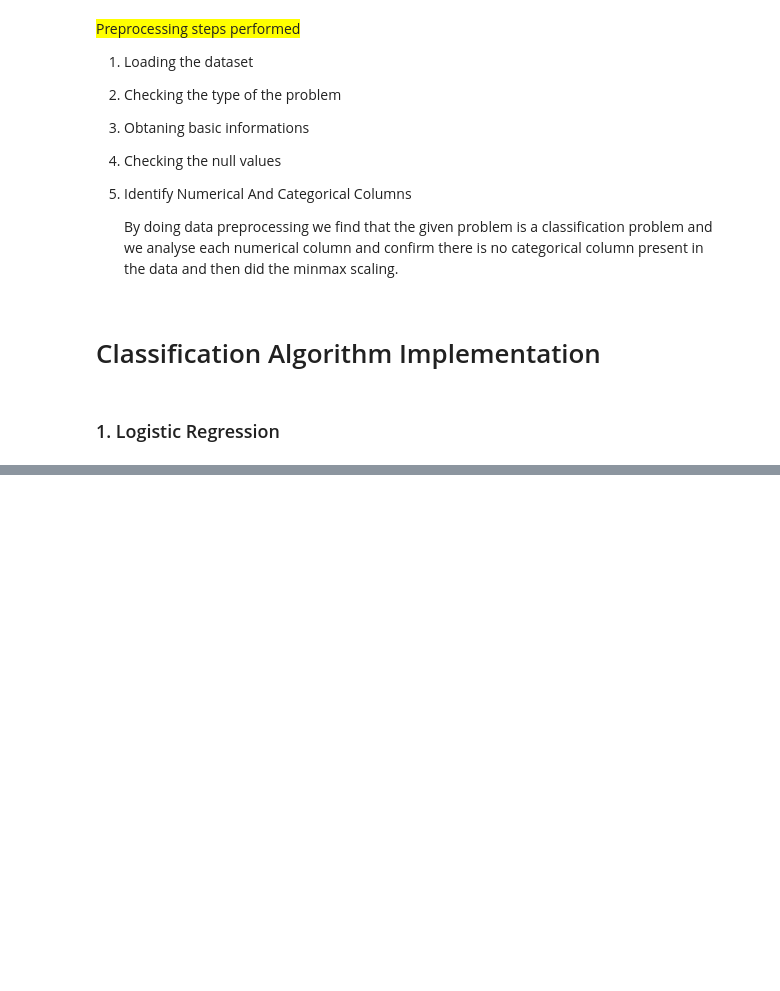
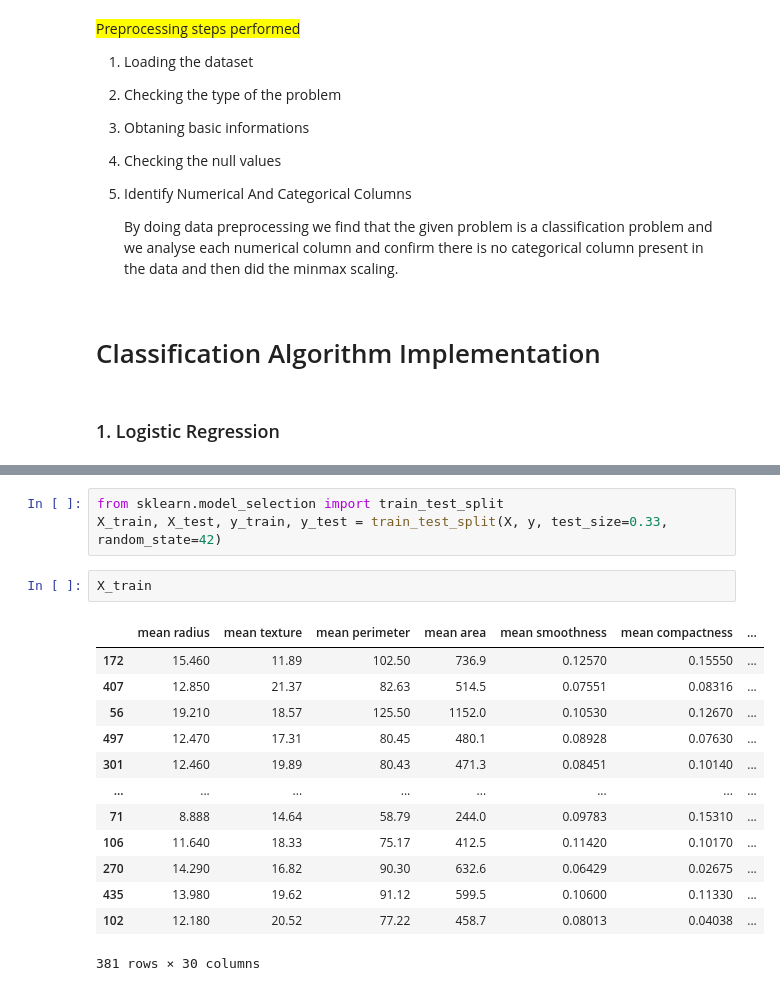
Before and after one commit to Jothattakan/Formative-Assessment-Supervised-Learning, a Jupyter notebook: Formative Assessment Supervised Learning.ipynb, the cells around one changed output, grey strips where cells are left out. Drawn from its saved outputs; the diff is of its cells as text; blank space fills up the shorter version.

```diff
--- a/Formative Assessment Supervised Learning.ipynb
+++ b/Formative Assessment Supervised Learning.ipynb
@@ -226,0 +389,19 @@ scaled_df
+# %%
+from sklearn.model_selection import train_test_split
+X_train, X_test, y_train, y_test = train_test_split(X, y, test_size=0.33, random_state=42)
+# %%
+X_train
+# %% [output]
+|  | mean radius | mean texture | mean perimeter | mean area | mean smoothness | mean compactness | ... |
+| 172 | 15.460 | 11.89 | 102.50 | 736.9 | 0.12570 | 0.15550 | ... |
+| 407 | 12.850 | 21.37 | 82.63 | 514.5 | 0.07551 | 0.08316 | ... |
+| 56 | 19.210 | 18.57 | 125.50 | 1152.0 | 0.10530 | 0.12670 | ... |
+| 497 | 12.470 | 17.31 | 80.45 | 480.1 | 0.08928 | 0.07630 | ... |
+| 301 | 12.460 | 19.89 | 80.43 | 471.3 | 0.08451 | 0.10140 | ... |
+| ... | ... | ... | ... | ... | ... | ... | ... |
+| 71 | 8.888 | 14.64 | 58.79 | 244.0 | 0.09783 | 0.15310 | ... |
+| 106 | 11.640 | 18.33 | 75.17 | 412.5 | 0.11420 | 0.10170 | ... |
+| 270 | 14.290 | 16.82 | 90.30 | 632.6 | 0.06429 | 0.02675 | ... |
+| 435 | 13.980 | 19.62 | 91.12 | 599.5 | 0.10600 | 0.11330 | ... |
+| 102 | 12.180 | 20.52 | 77.22 | 458.7 | 0.08013 | 0.04038 | ... |
+381 rows × 30 columns
```
Also changed, not shown: parts of 45 cells of this notebook.
